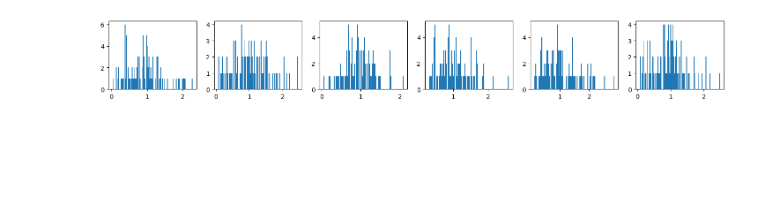
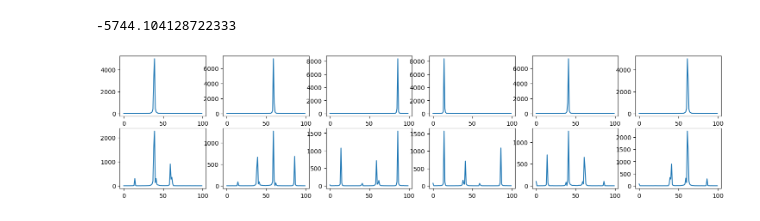
Before and after one commit to QiXuanMin/Meta-Lidar, a Jupyter notebook: ES_LIDAR.ipynb, the cells around one changed output. Drawn from its saved outputs; the diff is of its cells as text; code cells hidden in the pictures; blank space fills up the shorter version.

```diff
--- a/ES_LIDAR.ipynb
+++ b/ES_LIDAR.ipynb
@@ -52,0 +54,12 @@ plt.show()
+# %%
+DNA_SIZE = N                 # DNA (real number)
+DNA_BOUND = [-np.pi, np.pi]       # solution upper and lower bounds
+N_GENERATIONS = 5000
+MUT_STRENGTH = 1.            # initial step size (dynamic mutation strength)
+
+FTideal = np.zeros_like(phase)
+FT_ = np.zeros_like(phase,dtype=complex)
+for i in range(channels):   # calculate ideal farfield
+    FT_[i,:] = np.fft.fft(np.exp(1j*phase[i,:]))
+FTideal = np.abs(FT_ * np.conj(FT_))
+phase.shape
@@ -70,8 +105,13 @@ plt.show()
-# %%
-fig, axs = plt.subplots(1,channels,figsize=(18,2))
-images = []
-for i in range (channels):
-    images.append(axs[i].hist(err[i,:],bins = 100))
-plt.show()
-# %% [output]
-[figure, removed]
+# %%
+parent = 0.1*np.random.rand(3,DNA_SIZE)
+print(loss(propagation(parent)))
+a = propagation(parent)
+fig, axs = plt.subplots( 2,channels,figsize=(18,4))
+images = []
+for i in range (channels):
+    images.append(axs[0][i].plot(FTideal[i,:]))
+    images.append(axs[1][i].plot(a[i,:]))
+plt.show()
+# %% [output]
+-5744.104128722333
+[figure, added]
```
Also changed, not shown: parts of 10 cells of this notebook.
